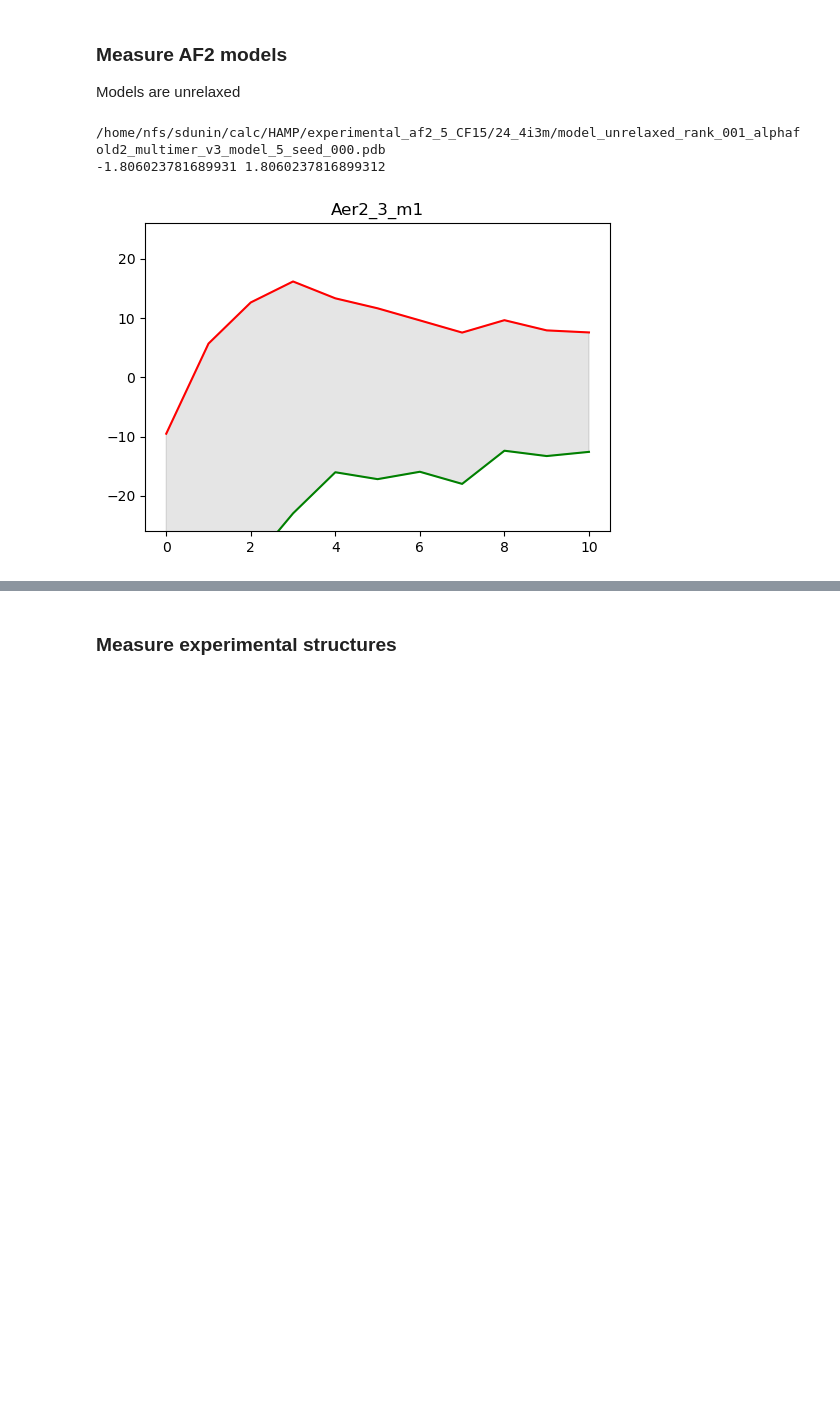
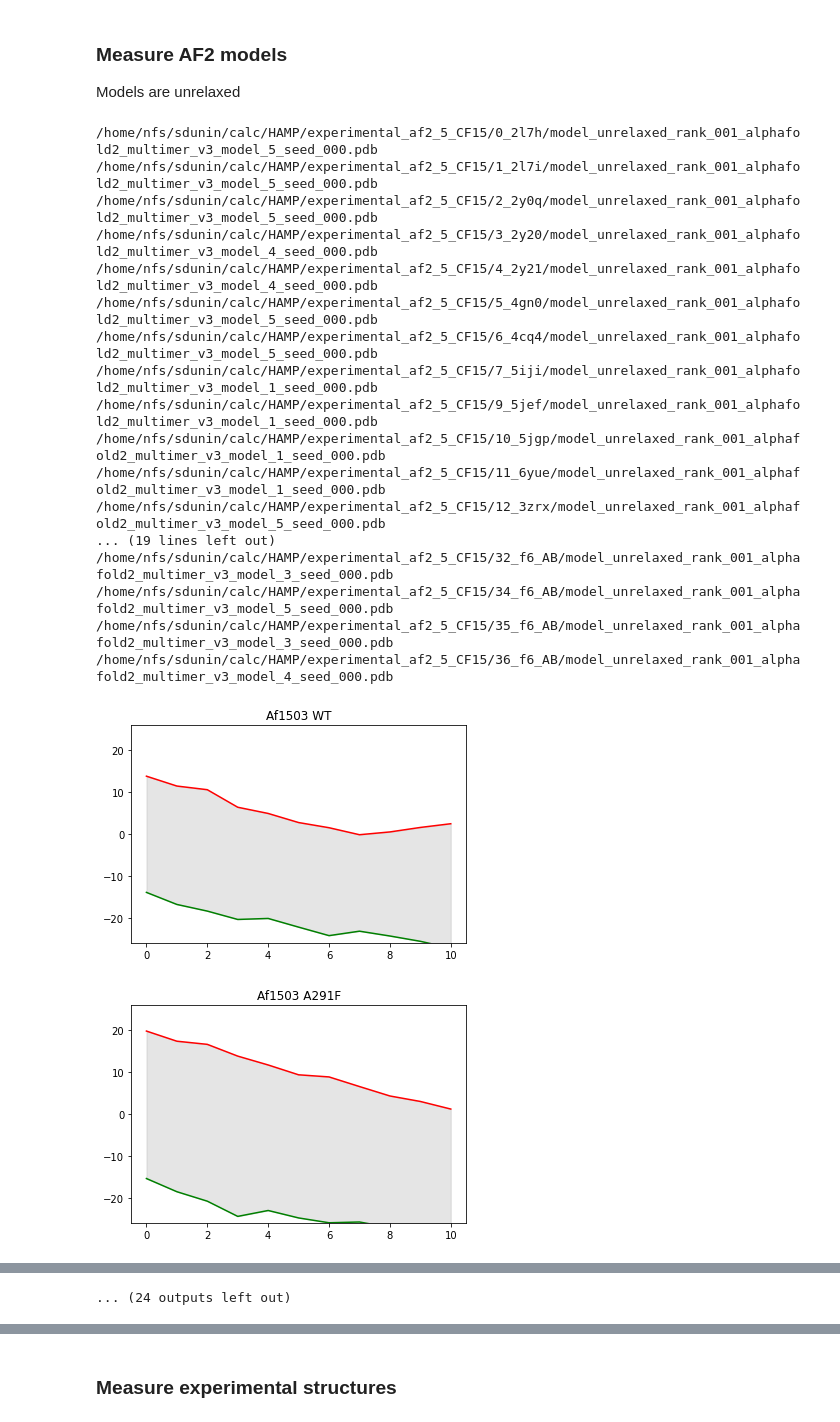
Before and after one commit to labstructbioinf/HAMPpred, a Jupyter notebook: notebooks/steps/2b_prepare_pdb.ipynb, the cells around one changed output, grey strips where cells are left out. Saved outputs shown, nothing was run; the diff lists cells and outputs as text; code cells hidden in the pictures; blank space fills up the shorter version.

Commit message:
HAMP measure example

```diff
--- a/notebooks/steps/2b_prepare_pdb.ipynb
+++ b/notebooks/steps/2b_prepare_pdb.ipynb
@@ -24,3 +22,7 @@ lpdb = PDB('/home/db/localpdb', plugins=['PDBSeqresMapper'])
+# %%
+# version 20220902 enforcecd because PDBSeqresMapper plugin was not correctly updated to 2024 version
+
+lpdb = PDB('/home/db/localpdb', plugins=['PDBSeqresMapper'], version=20220902)
 # %%
 import warnings
 from Bio.PDB.PDBExceptions import PDBConstructionWarning
@@ -87,7 +87,15 @@ exp_hamps = [
     ['4i44.pdb', 68, 96, 13, 'A', 'B', 'a', 'lightgrey', 'Aer2_2_m2', False],  # OK
     ['4i44.pdb', 114, 140, 13, 'A', 'B', 'a', 'lightgrey', 'Aer2_3_m2',False], # OK
 
-    ['4biu.pdb', 189, 217, 13, 'A', 'B', 'a', 'lightgrey', 'CpxA', False],               # OK
+    ['4biu.pdb', 189, 217, 13, 'A', 'B', 'a', 'lightgrey', 'CpxA', False], # OK
+
+    ['f6_AB.pdb', 30, 57, 13, 'A', 'B', 'a', 'lightgrey', 'MXAN_1', False],
+    ['f6_AB.pdb', 75, 104, 13, 'A', 'B', 'a', 'lightgrey', 'MXAN_2', False], # Af2 can't model this isolated HAMP
+    ['f6_AB.pdb', 122, 154, 13, 'A', 'B', 'a', 'lightgrey', 'MXAN_3', False],
+    ['f6_AB.pdb', 172, 201, 13, 'A', 'B', 'a', 'lightgrey', 'MXAN_4', False],
+    ['f6_AB.pdb', 219, 246, 13, 'A', 'B', 'a', 'lightgrey', 'MXAN_5', False],
+
+
 
 ]
 
@@ -211,8 +246,6 @@ data=[]
 for pos, (exp_hamp, helix) in enumerate(zip(exp_hamps, helices)):
 
     if exp_hamp[-1]==True: continue
-
-
 
     pdb = exp_hamp[0].split('.')[0]
     n_helix_seq = helix[0]
@@ -221,7 +254,7 @@ for pos, (exp_hamp, helix) in enumerate(zip(exp_hamps, helices)):
     name = exp_hamp[-2]
 
     # debug
-    if name != "Aer2_3_m1": continue
+    #if name != "Aer2_3_m1": continue
 
     assert full_seq.find(n_helix_seq) == EXTENSION
 
@@ -263,7 +296,7 @@ for pos, (exp_hamp, helix) in enumerate(zip(exp_hamps, helices)):
     n_shift = bundle_df['shift'][0::2].mean()
     c_shift = bundle_df['shift'][1::2].mean()
 
-    print(n_shift, c_shift)
+    #print(n_shift, c_shift)
 
     glob_shift = (n_shift - c_shift) / 2
 
@@ -316,33 +349,49 @@ for pos, (exp_hamp, helix) in enumerate(zip(exp_hamps, helices)):
                    color='k', alpha=0.1)
 
     #ax.plot(rot, label=exp_hamp[0]+"rotation", color='black')
     ax.set_ylim(-26, 26)
     ax.set_title(name)
 
     n_crick_diff = np.mean(n_crick_diff)
     c_crick_diff = np.mean(c_crick_diff)
 
     seq1 = bundle_df.res_name[0::4].tolist()
     seq2 = bundle_df.res_name[1::4].tolist()
     seq1 = "".join([AA_3_to_1[res] for res in seq1])
     seq2 = "".join([AA_3_to_1[res] for res in seq2])
 
     assert seq1 == n_helix_seq
     assert seq2 == c_helix_seq
 
     data.append([str(pos)+ "_" + exp_hamp[0], n_crick_diff, c_crick_diff, seq1, seq2, exp_hamp[7], n_crick, c_crick, exp_hamp[8],
                 exp_hamp[9], glob_shift])
 
 
 data_af2_df = pd.DataFrame(data, columns=['pdb', 'n_rot', 'c_rot', 'seq1', 'seq2', 'color', 'n_list', 'c_list', 'label', 'mutant', 'glob_shift'])
 data_af2_df.set_index('pdb', inplace=True)
 
 data_af2_df['rot'] = diffangle(data_af2_df.n_list, data_af2_df.c_list)
 data_af2_df['rot_mean'] = data_af2_df['rot'].apply(np.mean)
 data_af2_df['rot_std'] = data_af2_df['rot'].apply(np.std)
 
 data_af2_df.to_pickle(os.path.join(data_dir, 'pdb_af2_measure.p'))
 # %% [output]
-/home/nfs/sdunin/calc/HAMP/experimental_af2_5_CF15/24_4i3m/model_unrelaxed_rank_001_alphafold2_multimer_v3_model_5_seed_000.pdb
--1.806023781689931 1.8060237816899312
+/home/nfs/sdunin/calc/HAMP/experimental_af2_5_CF15/0_2l7h/model_unrelaxed_rank_001_alphafold2_multimer_v3_model_5_seed_000.pdb
+/home/nfs/sdunin/calc/HAMP/experimental_af2_5_CF15/1_2l7i/model_unrelaxed_rank_001_alphafold2_multimer_v3_model_5_seed_000.pdb
+/home/nfs/sdunin/calc/HAMP/experimental_af2_5_CF15/2_2y0q/model_unrelaxed_rank_001_alphafold2_multimer_v3_model_5_seed_000.pdb
+/home/nfs/sdunin/calc/HAMP/experimental_af2_5_CF15/3_2y20/model_unrelaxed_rank_001_alphafold2_multimer_v3_model_4_seed_000.pdb
+/home/nfs/sdunin/calc/HAMP/experimental_af2_5_CF15/4_2y21/model_unrelaxed_rank_001_alphafold2_multimer_v3_model_4_seed_000.pdb
+/home/nfs/sdunin/calc/HAMP/experimental_af2_5_CF15/5_4gn0/model_unrelaxed_rank_001_alphafold2_multimer_v3_model_5_seed_000.pdb
+/home/nfs/sdunin/calc/HAMP/experimental_af2_5_CF15/6_4cq4/model_unrelaxed_rank_001_alphafold2_multimer_v3_model_5_seed_000.pdb
+/home/nfs/sdunin/calc/HAMP/experimental_af2_5_CF15/7_5iji/model_unrelaxed_rank_001_alphafold2_multimer_v3_model_1_seed_000.pdb
+/home/nfs/sdunin/calc/HAMP/experimental_af2_5_CF15/9_5jef/model_unrelaxed_rank_001_alphafold2_multimer_v3_model_1_seed_000.pdb
+/home/nfs/sdunin/calc/HAMP/experimental_af2_5_CF15/10_5jgp/model_unrelaxed_rank_001_alphafold2_multimer_v3_model_1_seed_000.pdb
+/home/nfs/sdunin/calc/HAMP/experimental_af2_5_CF15/11_6yue/model_unrelaxed_rank_001_alphafold2_multimer_v3_model_1_seed_000.pdb
+/home/nfs/sdunin/calc/HAMP/experimental_af2_5_CF15/12_3zrx/model_unrelaxed_rank_001_alphafold2_multimer_v3_model_5_seed_000.pdb
+... (19 lines left out)
+/home/nfs/sdunin/calc/HAMP/experimental_af2_5_CF15/32_f6_AB/model_unrelaxed_rank_001_alphafold2_multimer_v3_model_3_seed_000.pdb
+/home/nfs/sdunin/calc/HAMP/experimental_af2_5_CF15/34_f6_AB/model_unrelaxed_rank_001_alphafold2_multimer_v3_model_5_seed_000.pdb
+/home/nfs/sdunin/calc/HAMP/experimental_af2_5_CF15/35_f6_AB/model_unrelaxed_rank_001_alphafold2_multimer_v3_model_3_seed_000.pdb
+/home/nfs/sdunin/calc/HAMP/experimental_af2_5_CF15/36_f6_AB/model_unrelaxed_rank_001_alphafold2_multimer_v3_model_4_seed_000.pdb
-[figure, old version]
+[figure, new version]
+[figure, added]
@@ -349,3 +407,4 @@ data_af2_df.to_pickle(os.path.join(data_dir, 'pdb_af2_measure.p'))
+... (24 outputs left out)
 # %%
 len(data_af2_df)
 # %% [output]
```
Also changed, not shown: parts of 14 cells of this notebook, 6 other files.
